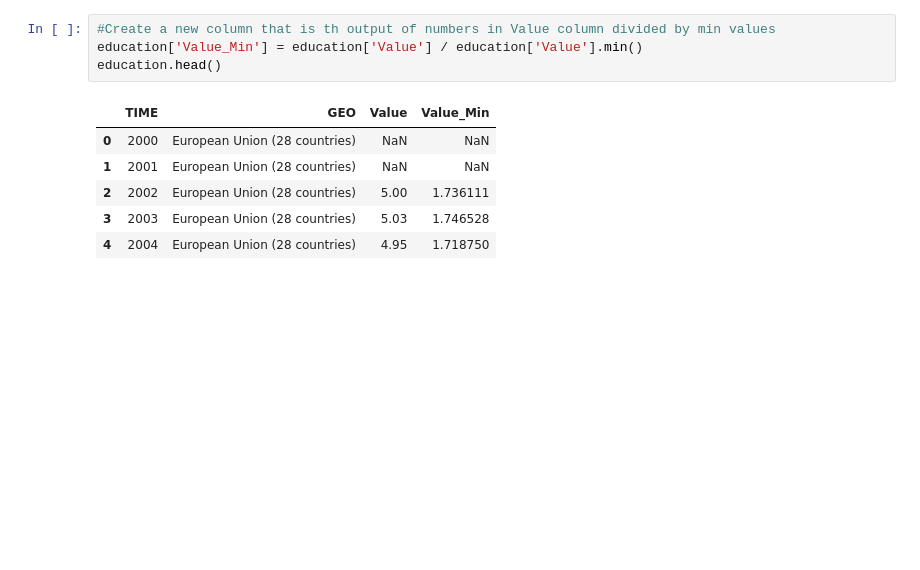
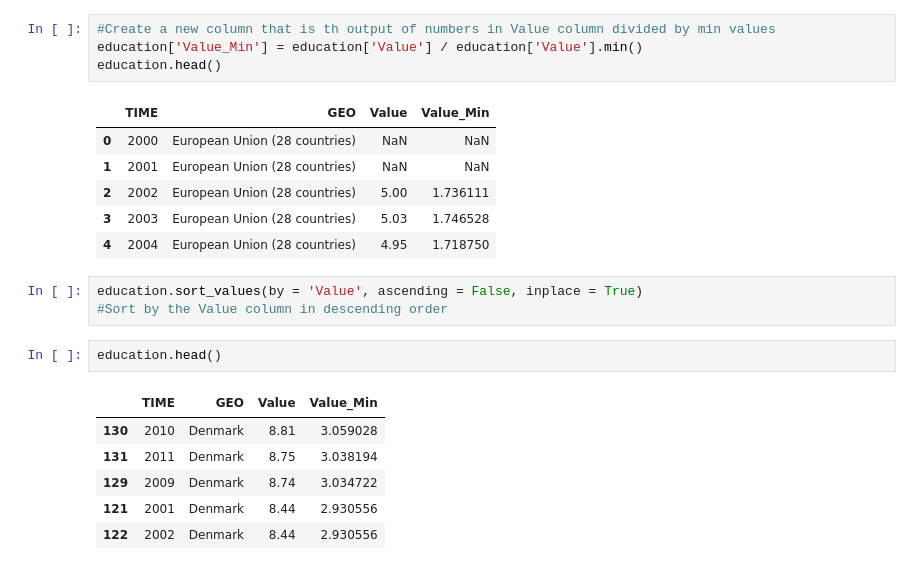
Before and after one commit to gikurujulius/Data-Science, a Jupyter notebook: open_gvt_data_analysis.ipynb, the cells around one changed output. Drawn from its saved outputs; the diff is of its cells as text; blank space fills up the shorter version.

```diff
--- a/open_gvt_data_analysis.ipynb
+++ b/open_gvt_data_analysis.ipynb
@@ -143,3 +143,15 @@ education.head()
 | 2 | 2002 | European Union (28 countries) | 5.00 | 1.736111 |
 | 3 | 2003 | European Union (28 countries) | 5.03 | 1.746528 |
 | 4 | 2004 | European Union (28 countries) | 4.95 | 1.718750 |
+# %%
+education.sort_values(by = 'Value', ascending = False, inplace = True)
+#Sort by the Value column in descending order
+# %%
+education.head()
+# %% [output]
+|  | TIME | GEO | Value | Value_Min |
+| 130 | 2010 | Denmark | 8.81 | 3.059028 |
+| 131 | 2011 | Denmark | 8.75 | 3.038194 |
+| 129 | 2009 | Denmark | 8.74 | 3.034722 |
+| 121 | 2001 | Denmark | 8.44 | 2.930556 |
+| 122 | 2002 | Denmark | 8.44 | 2.930556 |
```
Also changed, not shown: parts of 5 cells of this notebook.
